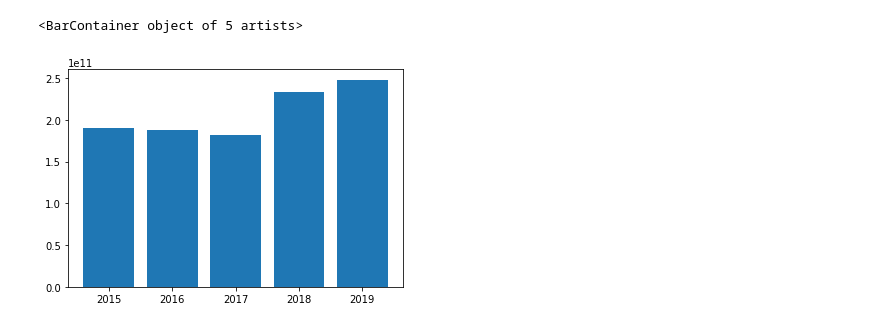
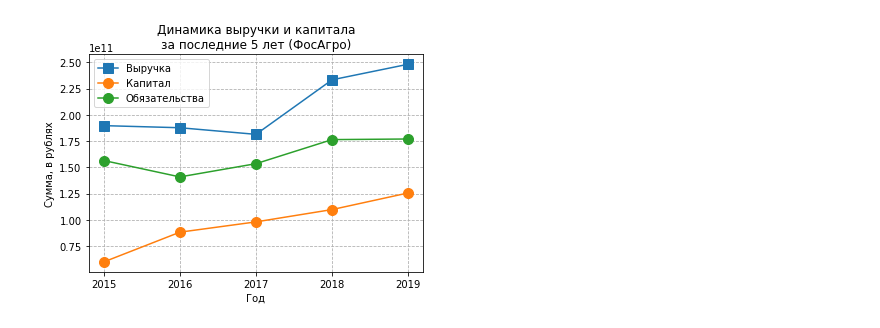
Before and after one commit to young-investors/CA, a Jupyter notebook: sources/fosagro/notebooks/notebook.ipynb, the cells around one changed output. Drawn from its saved outputs; the diff is of its cells as text; code cells hidden in the pictures.

```diff
--- a/sources/fosagro/notebooks/notebook.ipynb
+++ b/sources/fosagro/notebooks/notebook.ipynb
@@ -15 +16,4 @@ dt
+# %%
+dt['obligations'] = dt['assets'] - dt['capital']
+dt['capitalization'] = dt['n_shares']*dt['share_price']
 # %% [markdown]
@@ -17,5 +21,12 @@ dt
-# %%
-plt.bar(dt.index, dt['revenue'])
-# %% [output]
-<BarContainer object of 5 artists>
-[figure, removed]
+# %%
+plt.plot(dt.index, dt['revenue'], marker='s', ms=10, label='Выручка')
+plt.plot(dt.index, dt['capital'], marker='o', ms=10, label='Капитал')
+plt.plot(dt.index, dt['obligations'], marker='o', ms=10, label='Обязательства')
+plt.xticks([2015, 2016, 2017, 2018, 2019], [2015, 2016, 2017, 2018, 2019])
+plt.legend()
+plt.title('Динамика выручки и капитала\nза последние 5 лет (ФосАгро)')
+plt.xlabel('Год')
+plt.ylabel('Сумма, в рублях')
+plt.grid(ls='--')
+# %% [output]
+[figure, added]
```
Also changed, not shown: parts of 19 cells of this notebook.
